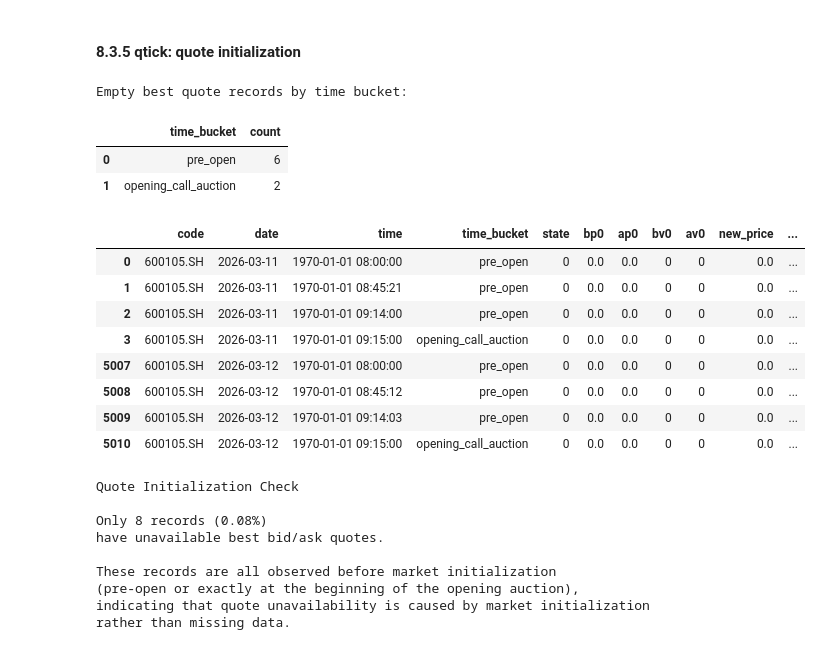
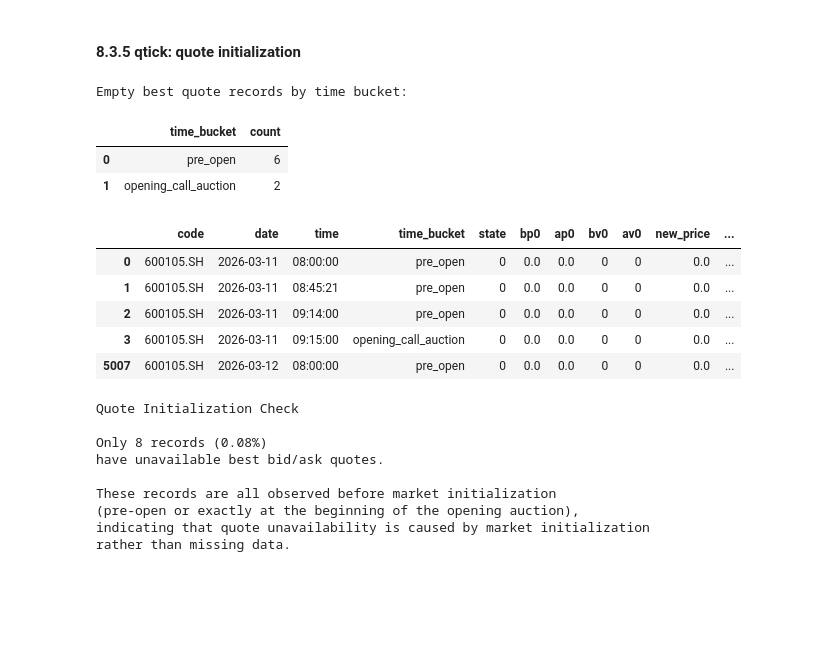
Before and after one commit to xiyuanzhu926/level2-research, a Jupyter notebook: level2-research/notebooks/02_dolphindb_query_practice.ipynb, the cells around one changed output. Cells and saved outputs as stored; diff of their text form; code cells hidden in the pictures; blank space fills up the shorter version.

```diff
--- a/level2-research/notebooks/02_dolphindb_query_practice.ipynb
+++ b/level2-research/notebooks/02_dolphindb_query_practice.ipynb
@@ -188,6 +216,7 @@ order by n_obs desc
 '''
 
 code_df = s.run(sample_code_query)
+code_df=format_time_columns(code_df)
 display(code_df)
 
 sample_codes = code_df["code"].tolist()
@@ -321,9 +353,12 @@ and `qknock` describes **market execution**.
 ## 7. Time Field Processing
 将 `date` 和 `time` 合成为 Python `datetime`。
 # %%
-qtick = add_datetime(qtick)
-qorder = add_datetime(qorder)
-qknock = add_datetime(qknock)
+qtick = s.run(sample_queries["qtick"])
+qorder = s.run(sample_queries["qorder"])
+qknock = s.run(sample_queries["qknock"])
+qtick=format_time_columns(qtick)
+qorder=format_time_columns(qorder)
+qknock=format_time_columns(qknock)
 
 sample_data = {"qtick": qtick, "qorder": qorder, "qknock": qknock}
 for table_name, table_df in sample_data.items():
@@ -1129,42 +1091,39 @@ empty_best_quote = qtick_sv[
     (qtick_sv["ap0"] <= 0) |
     (qtick_sv["bv0"] <= 0) |
     (qtick_sv["av0"] <= 0)
 ].copy()
 
 empty_best_quote_by_bucket = (
     empty_best_quote["time_bucket"]
     .value_counts()
     .rename_axis("time_bucket")
     .reset_index(name="count")
 )
 
 print("Empty best quote records by time bucket:")
 display(empty_best_quote_by_bucket)
 
 display(
     empty_best_quote[
         [
             "code", "date", "time", "time_bucket",
             "state",
             "bp0", "ap0", "bv0", "av0",
             "new_price", "new_volume"
         ]
-    ].head(20)
+    ].head(5)
 )
 # %% [output]
 Empty best quote records by time bucket:
 |  | time_bucket | count |
 | 0 | pre_open | 6 |
 | 1 | opening_call_auction | 2 |
 |  | code | date | time | time_bucket | state | bp0 | ap0 | bv0 | av0 | new_price | ... |
-| 0 | 600105.SH | 2026-03-11 | 1970-01-01 08:00:00 | pre_open | 0 | 0.0 | 0.0 | 0 | 0 | 0.0 | ... |
-| 1 | 600105.SH | 2026-03-11 | 1970-01-01 08:45:21 | pre_open | 0 | 0.0 | 0.0 | 0 | 0 | 0.0 | ... |
-| 2 | 600105.SH | 2026-03-11 | 1970-01-01 09:14:00 | pre_open | 0 | 0.0 | 0.0 | 0 | 0 | 0.0 | ... |
-| 3 | 600105.SH | 2026-03-11 | 1970-01-01 09:15:00 | opening_call_auction | 0 | 0.0 | 0.0 | 0 | 0 | 0.0 | ... |
-| 5007 | 600105.SH | 2026-03-12 | 1970-01-01 08:00:00 | pre_open | 0 | 0.0 | 0.0 | 0 | 0 | 0.0 | ... |
-| 5008 | 600105.SH | 2026-03-12 | 1970-01-01 08:45:12 | pre_open | 0 | 0.0 | 0.0 | 0 | 0 | 0.0 | ... |
-| 5009 | 600105.SH | 2026-03-12 | 1970-01-01 09:14:03 | pre_open | 0 | 0.0 | 0.0 | 0 | 0 | 0.0 | ... |
-| 5010 | 600105.SH | 2026-03-12 | 1970-01-01 09:15:00 | opening_call_auction | 0 | 0.0 | 0.0 | 0 | 0 | 0.0 | ... |
+| 0 | 600105.SH | 2026-03-11 | 08:00:00 | pre_open | 0 | 0.0 | 0.0 | 0 | 0 | 0.0 | ... |
+| 1 | 600105.SH | 2026-03-11 | 08:45:21 | pre_open | 0 | 0.0 | 0.0 | 0 | 0 | 0.0 | ... |
+| 2 | 600105.SH | 2026-03-11 | 09:14:00 | pre_open | 0 | 0.0 | 0.0 | 0 | 0 | 0.0 | ... |
+| 3 | 600105.SH | 2026-03-11 | 09:15:00 | opening_call_auction | 0 | 0.0 | 0.0 | 0 | 0 | 0.0 | ... |
+| 5007 | 600105.SH | 2026-03-12 | 08:00:00 | pre_open | 0 | 0.0 | 0.0 | 0 | 0 | 0.0 | ... |
 # %%
 print(
     f"""
```
Also changed, not shown: parts of 18 cells of this notebook.
